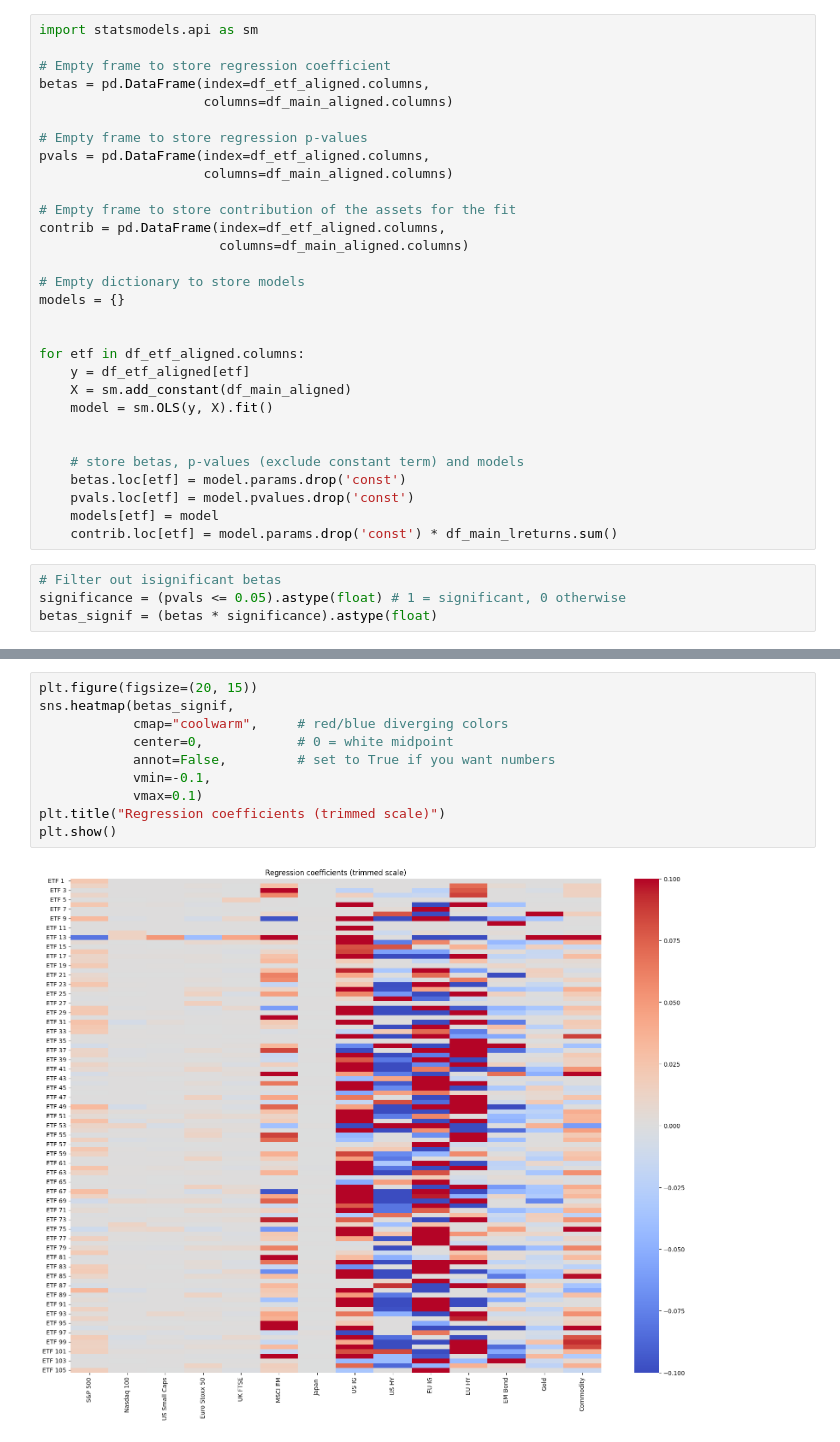
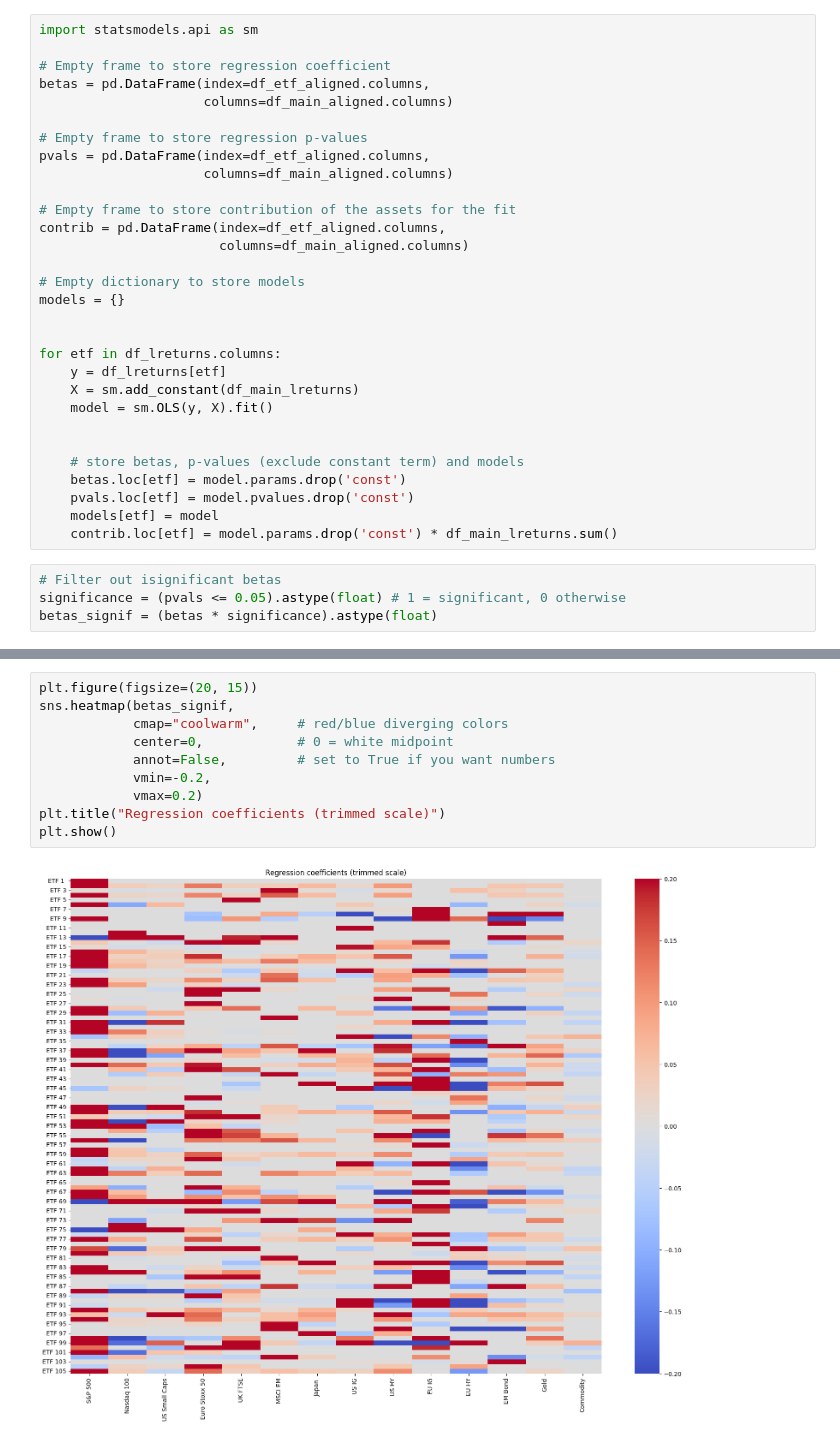
Before and after one commit to alexjablo/qem2-python, a Jupyter notebook: Project_notebook.ipynb, the cells around one changed output, grey strips where cells are left out. Saved outputs shown, nothing was run; the diff lists cells and outputs as text.

```diff
--- a/Project_notebook.ipynb
+++ b/Project_notebook.ipynb
@@ -162,9 +146,9 @@ contrib = pd.DataFrame(index=df_etf_aligned.columns,
 models = {}
 
 
-for etf in df_etf_aligned.columns:
-    y = df_etf_aligned[etf]
-    X = sm.add_constant(df_main_aligned)
+for etf in df_lreturns.columns:
+    y = df_lreturns[etf]
+    X = sm.add_constant(df_main_lreturns)
     model = sm.OLS(y, X).fit()
 
 
@@ -190,12 +174,12 @@ plt.show()
 # %%
 plt.figure(figsize=(20, 15))
 sns.heatmap(betas_signif,
             cmap="coolwarm",     # red/blue diverging colors
             center=0,            # 0 = white midpoint
             annot=False,         # set to True if you want numbers
-            vmin=-0.1,
-            vmax=0.1)
+            vmin=-0.2,
+            vmax=0.2)
 plt.title("Regression coefficients (trimmed scale)")
 plt.show()
 # %% [output]
-[figure, old version]
+[figure, new version]
```
Also changed, not shown: parts of 19 cells of this notebook.
